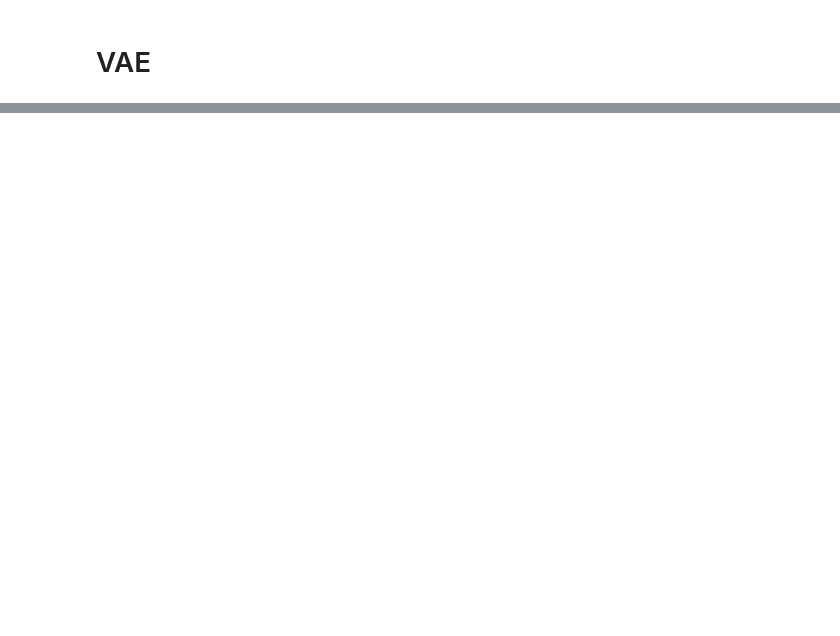
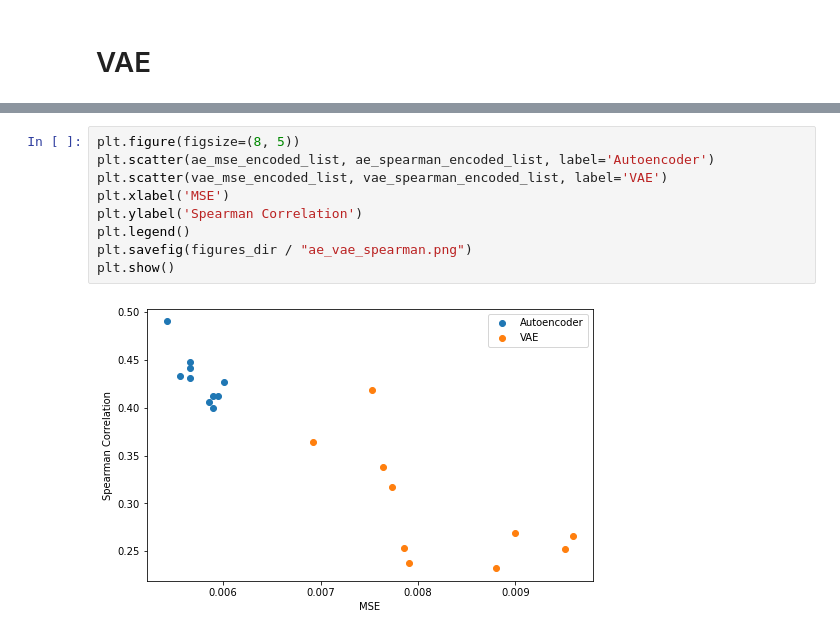
Before and after one commit to oskarboesch/ml-project-2-lol-ml, a Jupyter notebook: src/notebooks/auto_encoder.ipynb, the cells around one changed output, grey strips where cells are left out. Drawn from its saved outputs; the diff is of its cells as text; blank space fills up the shorter version.

```diff
--- a/src/notebooks/auto_encoder.ipynb
+++ b/src/notebooks/auto_encoder.ipynb
@@ -168,0 +216,11 @@ Spearman's Correlation (ρ): 0.3512500918286333
+# %%
+plt.figure(figsize=(8, 5))
+plt.scatter(ae_mse_encoded_list, ae_spearman_encoded_list, label='Autoencoder')
+plt.scatter(vae_mse_encoded_list, vae_spearman_encoded_list, label='VAE')
+plt.xlabel('MSE')
+plt.ylabel('Spearman Correlation')
+plt.legend()
+plt.savefig(figures_dir / "ae_vae_spearman.png")
+plt.show()
+# %% [output]
+[figure, added]
```
Also changed, not shown: parts of 12 cells of this notebook.
